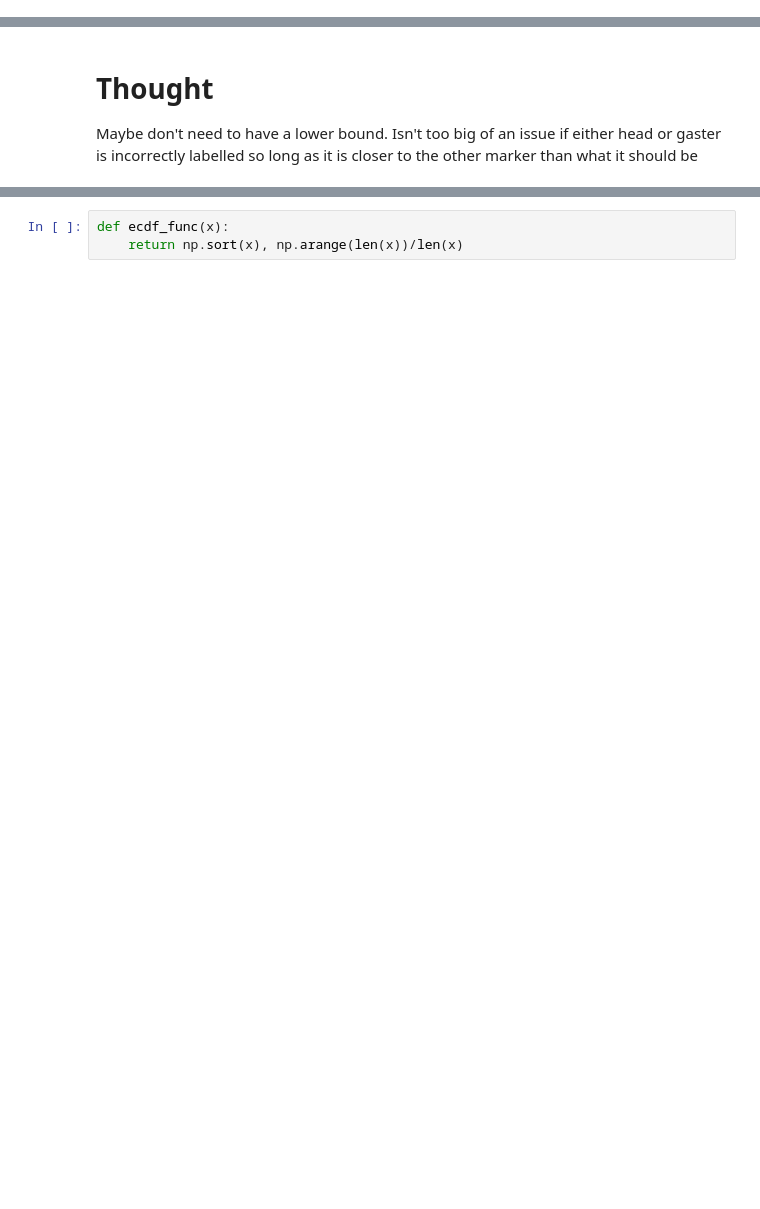
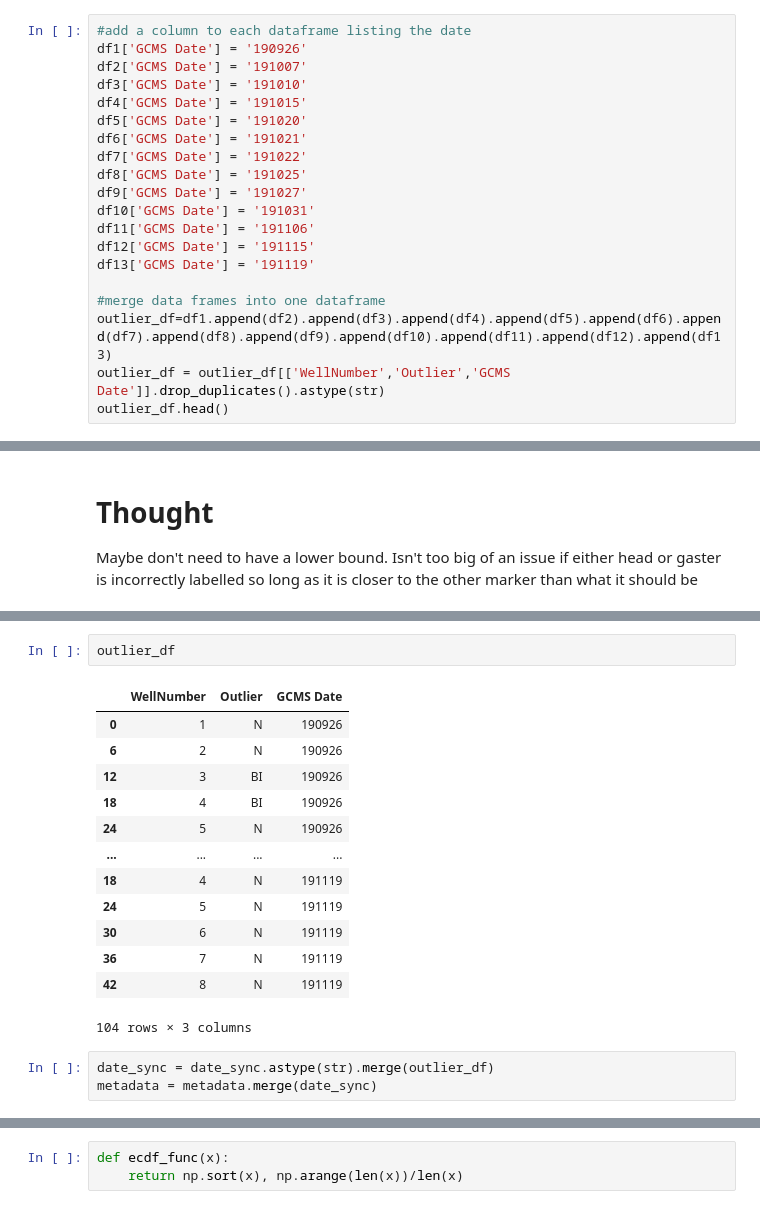
Before and after one commit to Tomnaragon/DCHC_transfer_Experiment, a Jupyter notebook: Deeplabcut_data/Movement_processing.ipynb, the cells around one changed output, grey strips where cells are left out. Cells and saved outputs as stored; diff of their text form; blank space fills up the shorter version.

```diff
--- a/Deeplabcut_data/Movement_processing.ipynb
+++ b/Deeplabcut_data/Movement_processing.ipynb
@@ -19,0 +36,20 @@ Loading BokehJS ...
+# %%
+#add a column to each dataframe listing the date
+df1['GCMS Date'] = '190926'
+df2['GCMS Date'] = '191007'
+df3['GCMS Date'] = '191010'
+df4['GCMS Date'] = '191015'
+df5['GCMS Date'] = '191020'
+df6['GCMS Date'] = '191021'
+df7['GCMS Date'] = '191022'
+df8['GCMS Date'] = '191025'
+df9['GCMS Date'] = '191027'
+df10['GCMS Date'] = '191031'
+df11['GCMS Date'] = '191106'
+df12['GCMS Date'] = '191115'
+df13['GCMS Date'] = '191119'
+
+#merge data frames into one dataframe
+outlier_df=df1.append(df2).append(df3).append(df4).append(df5).append(df6).append(df7).append(df8).append(df9).append(df10).append(df11).append(df12).append(df13)
+outlier_df = outlier_df[['WellNumber','Outlier','GCMS Date']].drop_duplicates().astype(str)
+outlier_df.head()
@@ -185,0 +229,19 @@ metadata.head()
+# %%
+outlier_df
+# %% [output]
+|  | WellNumber | Outlier | GCMS Date |
+| 0 | 1 | N | 190926 |
+| 6 | 2 | N | 190926 |
+| 12 | 3 | BI | 190926 |
+| 18 | 4 | BI | 190926 |
+| 24 | 5 | N | 190926 |
+| ... | ... | ... | ... |
+| 18 | 4 | N | 191119 |
+| 24 | 5 | N | 191119 |
+| 30 | 6 | N | 191119 |
+| 36 | 7 | N | 191119 |
+| 42 | 8 | N | 191119 |
+104 rows × 3 columns
+# %%
+date_sync = date_sync.astype(str).merge(outlier_df)
+metadata = metadata.merge(date_sync)
```
Also changed, not shown: parts of 42 cells of this notebook, 1 other file.
